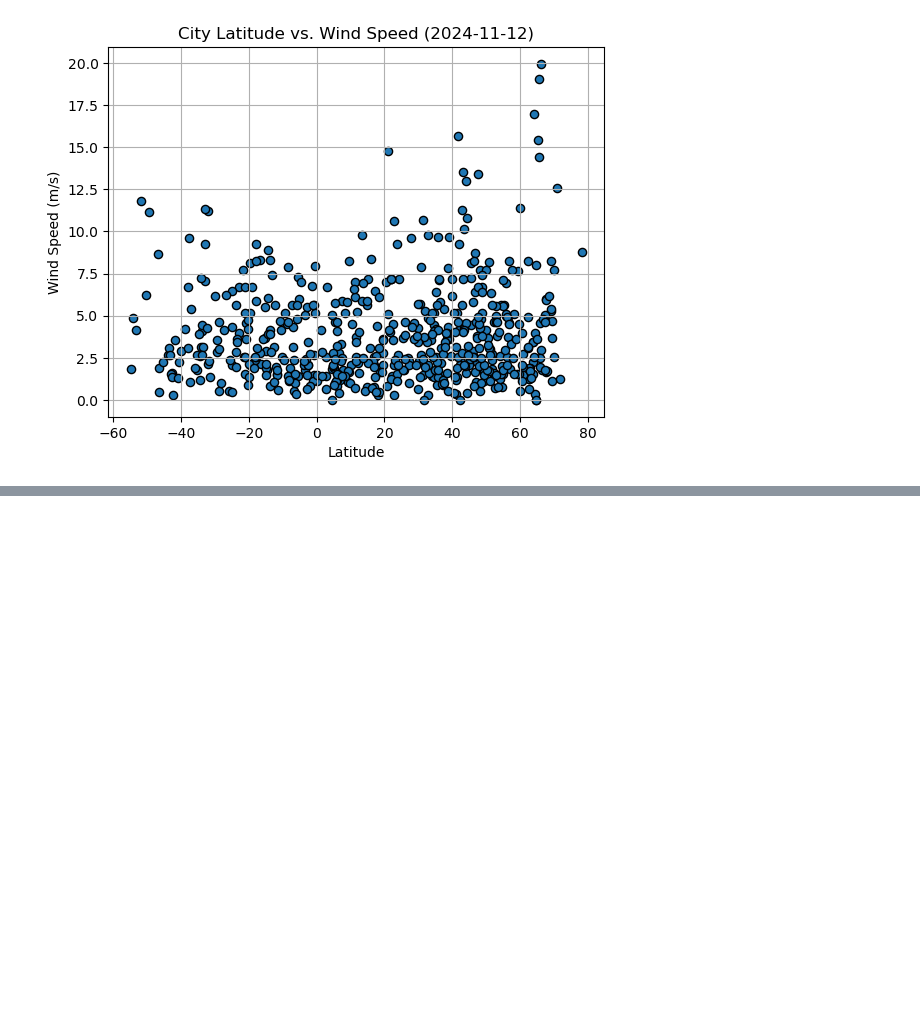
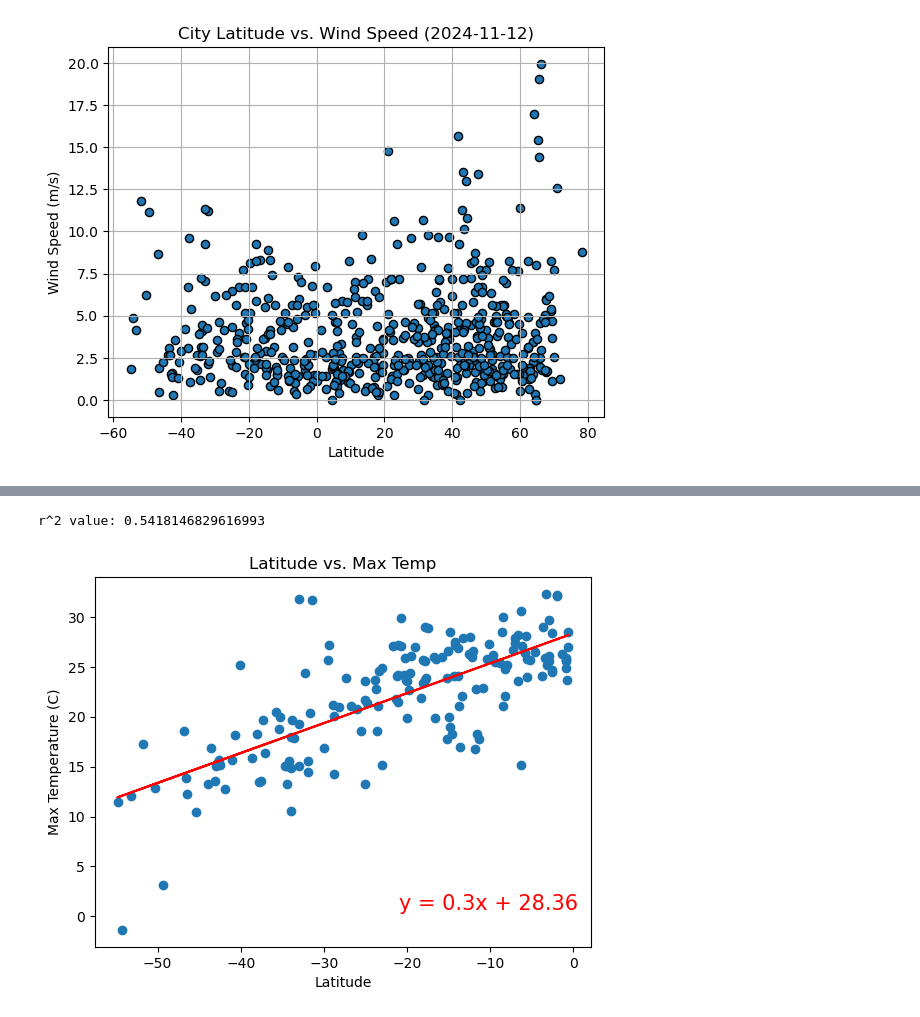
Before and after one commit to brianna-mitri/python-api-challenge, a Jupyter notebook: WeatherPy/WeatherPy.ipynb, the cells around one changed output, grey strips where cells are left out. Drawn from its saved outputs; the diff is of its cells as text; code cells hidden in the pictures; blank space fills up the shorter version.

```diff
--- a/WeatherPy/WeatherPy.ipynb
+++ b/WeatherPy/WeatherPy.ipynb
@@ -324,0 +367,6 @@ plt.show()
+# %%
+# southern hemisphere dataframe: latitude < 0
+south_hemisphere_df = city_data_df[city_data_df['Lat'] < 0]
+
+# display df
+south_hemisphere_df.head()
@@ -324,0 +390,7 @@ plt.show()
+# %%
+# for southern hemisphere
+plot_linregress(south_hemisphere_df['Lat'], south_hemisphere_df['Max Temp'],
+                title='Latitude vs. Max Temp', xlabel='Latitude', ylabel='Max Temperature (C)')
+# %% [output]
+r^2 value: 0.5418146829616993
+[figure, added]
```
Also changed, not shown: parts of 20 cells of this notebook.
